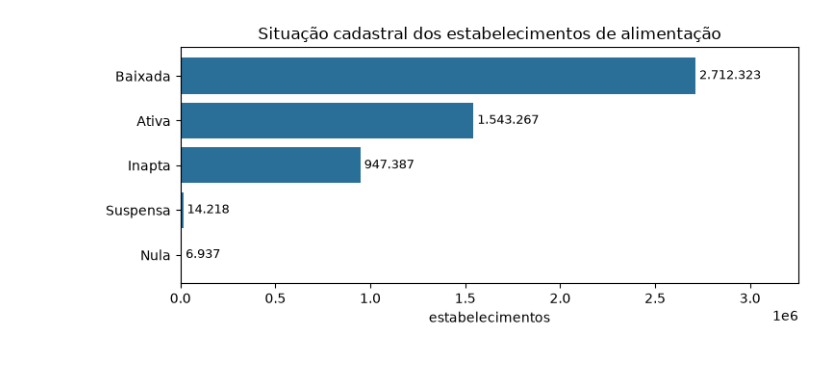
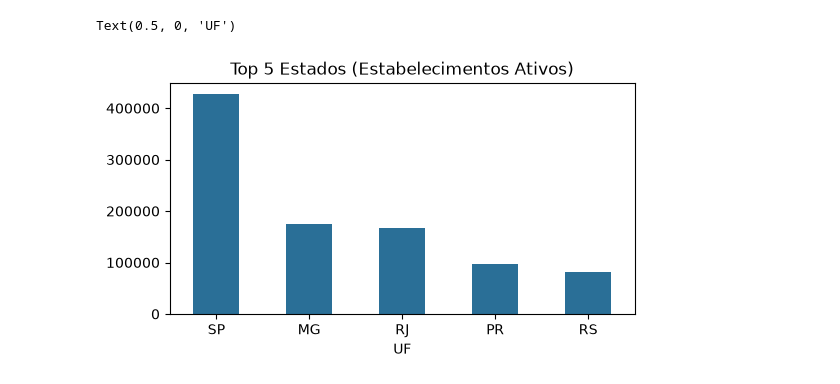
Before and after one commit to christiano-gonara/teste-abrasel-dados, a Jupyter notebook: notebooks/analise_abrasel.ipynb, the cells around one changed output. Saved outputs shown, nothing was run; the diff lists cells and outputs as text; code cells hidden in the pictures.

```diff
--- a/notebooks/analise_abrasel.ipynb
+++ b/notebooks/analise_abrasel.ipynb
@@ -223,19 +160,17 @@ públicos.
 # %%
-por_situacao = con.sql('''
-    SELECT situacao, count(*) AS estabelecimentos
-    FROM base GROUP BY 1 ORDER BY 2 DESC
+# Top 5 Estados com mais estabelecimentos ativos
+top_ufs = con.sql('''
+    SELECT uf, count(*) AS total_estabelecimentos
+    FROM base
+    WHERE situacao = 'Ativa'
+    GROUP BY 1
+    ORDER BY total_estabelecimentos DESC
+    LIMIT 5
 ''').df()
 
-fig, ax = plt.subplots(figsize=(7.5, 3.4))
-barras = ax.barh(por_situacao["situacao"], por_situacao["estabelecimentos"], color="#2a6f97")
-ax.invert_yaxis()
-ax.set_xlabel("estabelecimentos")
-ax.set_title("Situação cadastral dos estabelecimentos de alimentação")
-for barra, valor in zip(barras, por_situacao["estabelecimentos"]):
-    ax.text(barra.get_width(), barra.get_y() + barra.get_height() / 2,
-            f" {valor:,}".replace(",", "."), va="center", fontsize=9)
-ax.margins(x=0.2)
-plt.tight_layout()
-plt.show()
+ax = top_ufs.plot.bar(x='uf', y='total_estabelecimentos', legend=False, color='#2a6f97', rot=0, figsize=(6, 3))
+ax.set_title("Top 5 Estados (Estabelecimentos Ativos)")
+ax.set_xlabel("UF")
 # %% [output]
+Text(0.5, 0, 'UF')
-[figure, old version]
+[figure, new version]
```
Also changed, not shown: parts of 35 cells of this notebook, 1 other file.
